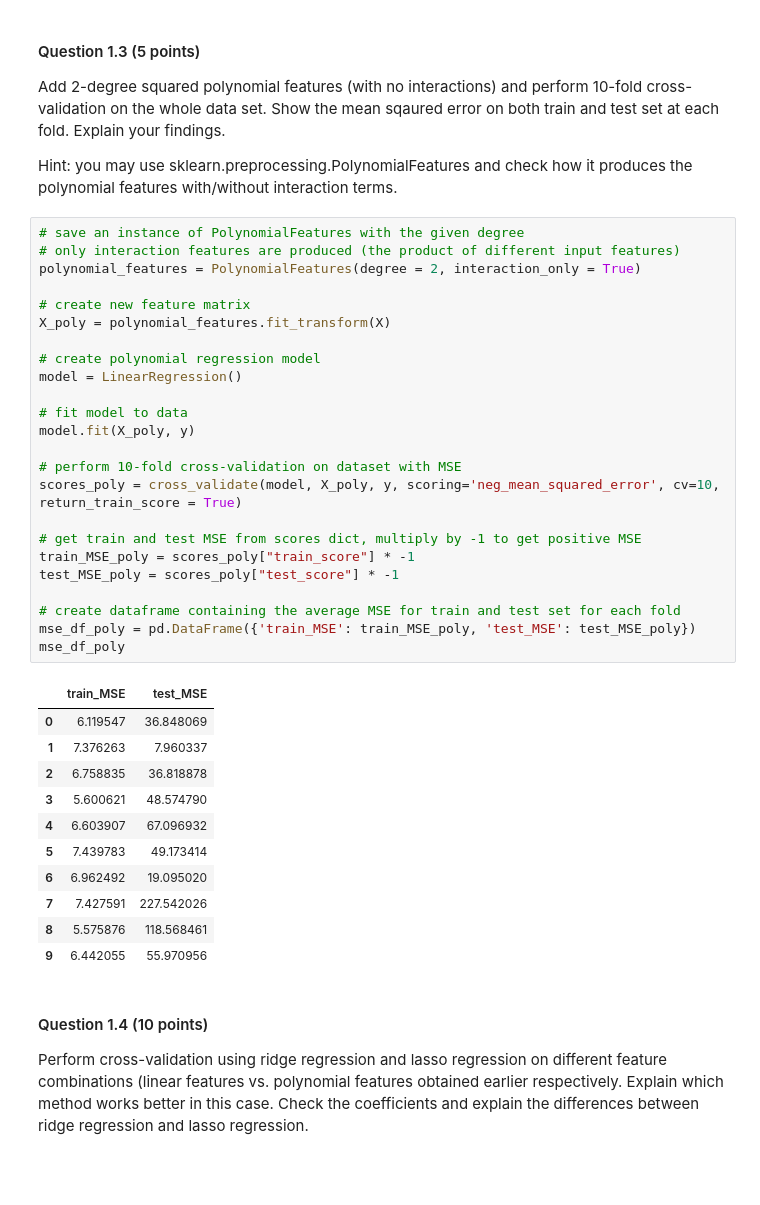
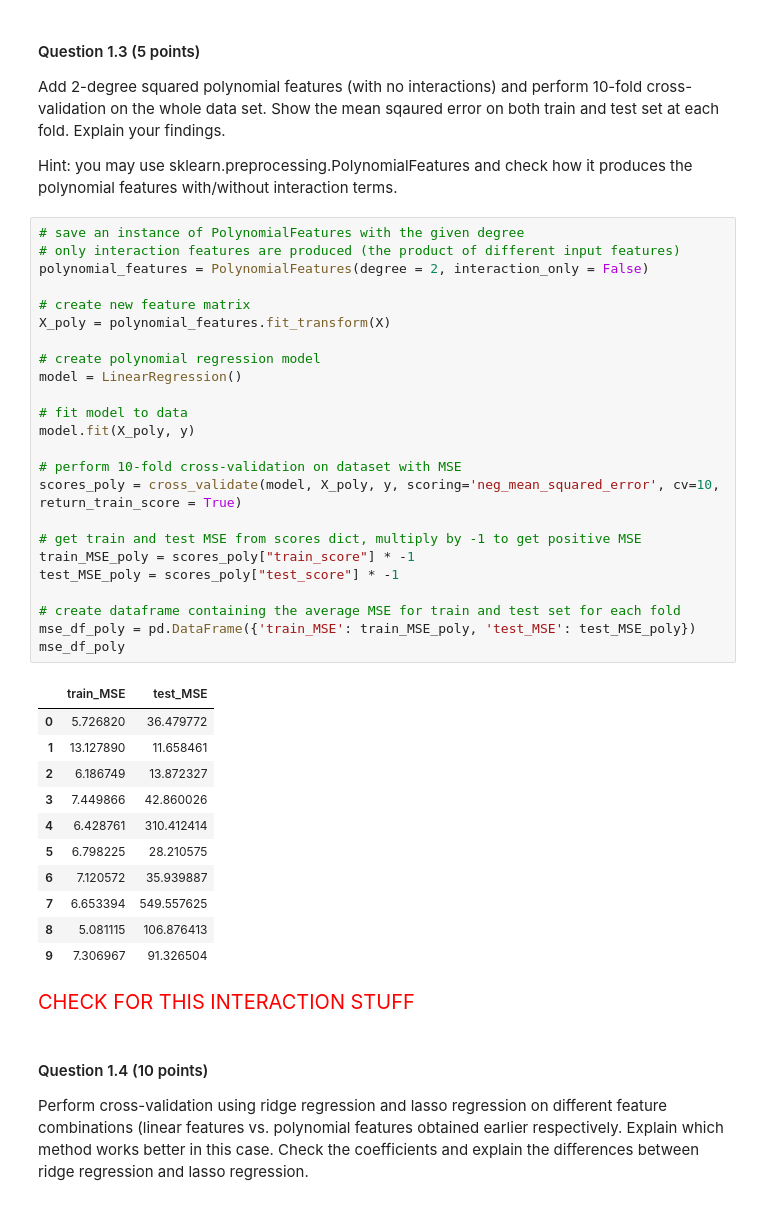
Before and after one commit to calculator3000/ml-assignment-1, a Jupyter notebook: 2487_2223_Assignment1.ipynb, the cells around one changed output. Drawn from its saved outputs; the diff is of its cells as text; blank space fills up the shorter version.

```diff
--- a/2487_2223_Assignment1.ipynb
+++ b/2487_2223_Assignment1.ipynb
@@ -121,39 +125,41 @@ Hint: you may use sklearn.preprocessing.PolynomialFeatures and check how it prod
 # %%
 # save an instance of PolynomialFeatures with the given degree
 # only interaction features are produced (the product of different input features)
-polynomial_features = PolynomialFeatures(degree = 2, interaction_only = True)
+polynomial_features = PolynomialFeatures(degree = 2, interaction_only = False)
 
 # create new feature matrix
 X_poly = polynomial_features.fit_transform(X)
 
 # create polynomial regression model
 model = LinearRegression()
 
 # fit model to data
 model.fit(X_poly, y)
 
 # perform 10-fold cross-validation on dataset with MSE
 scores_poly = cross_validate(model, X_poly, y, scoring='neg_mean_squared_error', cv=10, return_train_score = True)
 
 # get train and test MSE from scores dict, multiply by -1 to get positive MSE
 train_MSE_poly = scores_poly["train_score"] * -1
 test_MSE_poly = scores_poly["test_score"] * -1
 
 # create dataframe containing the average MSE for train and test set for each fold
 mse_df_poly = pd.DataFrame({'train_MSE': train_MSE_poly, 'test_MSE': test_MSE_poly})
 mse_df_poly
 # %% [output]
 |  | train_MSE | test_MSE |
-| 0 | 6.119547 | 36.848069 |
-| 1 | 7.376263 | 7.960337 |
-| 2 | 6.758835 | 36.818878 |
-| 3 | 5.600621 | 48.574790 |
-| 4 | 6.603907 | 67.096932 |
-| 5 | 7.439783 | 49.173414 |
-| 6 | 6.962492 | 19.095020 |
-| 7 | 7.427591 | 227.542026 |
-| 8 | 5.575876 | 118.568461 |
-| 9 | 6.442055 | 55.970956 |
+| 0 | 5.726820 | 36.479772 |
+| 1 | 13.127890 | 11.658461 |
+| 2 | 6.186749 | 13.872327 |
+| 3 | 7.449866 | 42.860026 |
+| 4 | 6.428761 | 310.412414 |
+| 5 | 6.798225 | 28.210575 |
+| 6 | 7.120572 | 35.939887 |
+| 7 | 6.653394 | 549.557625 |
+| 8 | 5.081115 | 106.876413 |
+| 9 | 7.306967 | 91.326504 |
+# %% [markdown]
+<span style="color:red; font-size:20px">CHECK FOR THIS INTERACTION STUFF</span>
 # %% [markdown]
 #### Question 1.4 (10 points)
 
```
Also changed, not shown: parts of 19 cells of this notebook.
